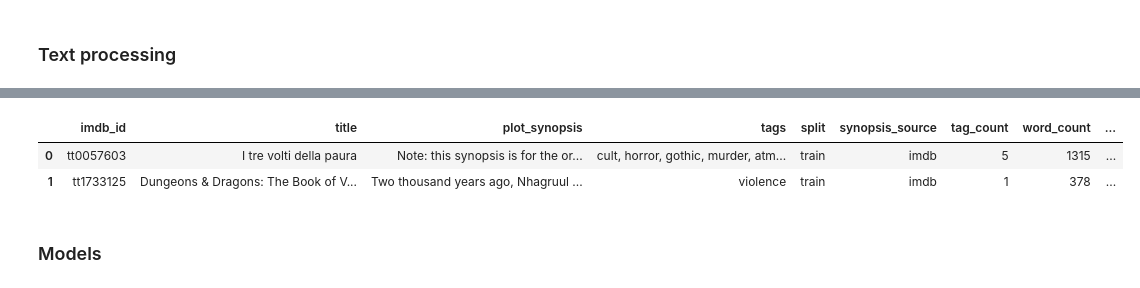
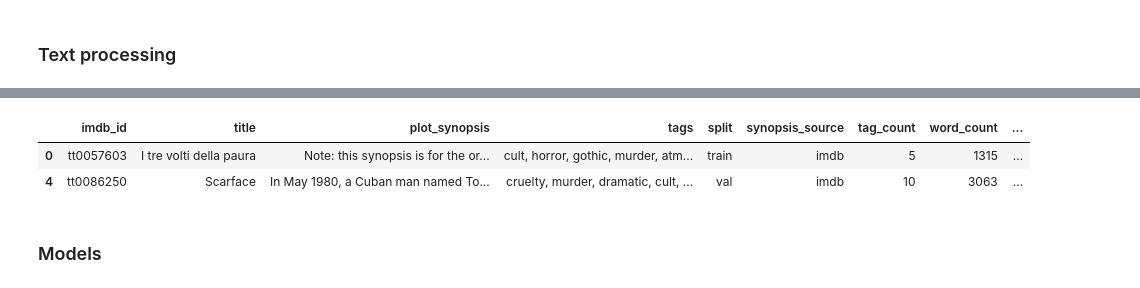
Before and after one commit to lizagrin/Movie-genres-classification, a Jupyter notebook: model.ipynb, the cells around one changed output, grey strips where cells are left out. Saved outputs shown, nothing was run; the diff lists cells and outputs as text; code cells hidden in the pictures.

```diff
--- a/model.ipynb
+++ b/model.ipynb
@@ -84,10 +84,10 @@ plt.show()
 # %% [output]
 [figure]
 # %%
-top_5_tags = tag_counts.nlargest(5)
+top_4_tags = tag_counts.nlargest(4)
 
 plt.figure(figsize=(10, 6))
-sns.barplot(x=top_5_tags.index, y=top_5_tags.values)
+sns.barplot(x=top_4_tags.index, y=top_4_tags.values)
 plt.title('Top 5 tags')
 plt.xlabel('Tags')
 plt.ylabel('Frequency')
@@ -152,16 +152,16 @@ data.head(4)
 | 3 | tt0113862 | Mr. Holland's Opus | Glenn Holland, not a morning pers... | inspiring, romantic, stupid, feel... | train | imdb | 4 | 2317 | ... |
 # %%
 def filter_top_tags(tags):
-    return ','.join([tag for tag in tags.split(',') if tag in top_5_tags])
+    return ','.join([tag for tag in tags.split(',') if tag in top_4_tags])
 
 
 data['filtered_tags'] = data['tags'].apply(filter_top_tags)
 data = data[data['filtered_tags'] != '']
 data.head(2)
 # %% [output]
 |  | imdb_id | title | plot_synopsis | tags | split | synopsis_source | tag_count | word_count | ... |
 | 0 | tt0057603 | I tre volti della paura | Note: this synopsis is for the or... | cult, horror, gothic, murder, atm... | train | imdb | 5 | 1315 | ... |
-| 1 | tt1733125 | Dungeons & Dragons: The Book of V... | Two thousand years ago, Nhagruul ... | violence | train | imdb | 1 | 378 | ... |
+| 4 | tt0086250 | Scarface | In May 1980, a Cuban man named To... | cruelty, murder, dramatic, cult, ... | val | imdb | 10 | 3063 | ... |
 # %%
 tfidf_vectorizer = TfidfVectorizer(max_features=10000)
 X = tfidf_vectorizer.fit_transform(data['cleaned_synopsis'])
```
Also changed, not shown: parts of 10 cells of this notebook, 1 other file.
